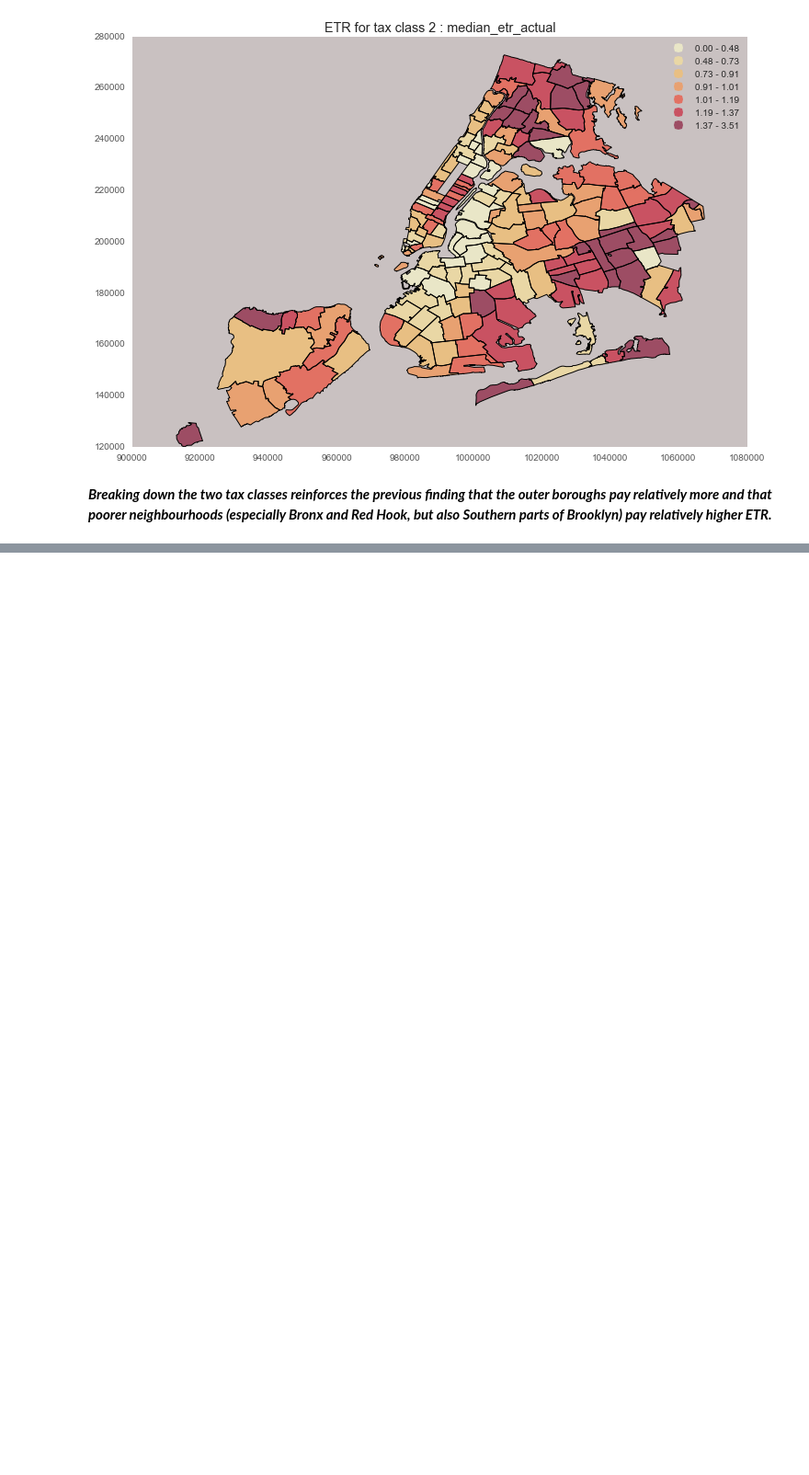
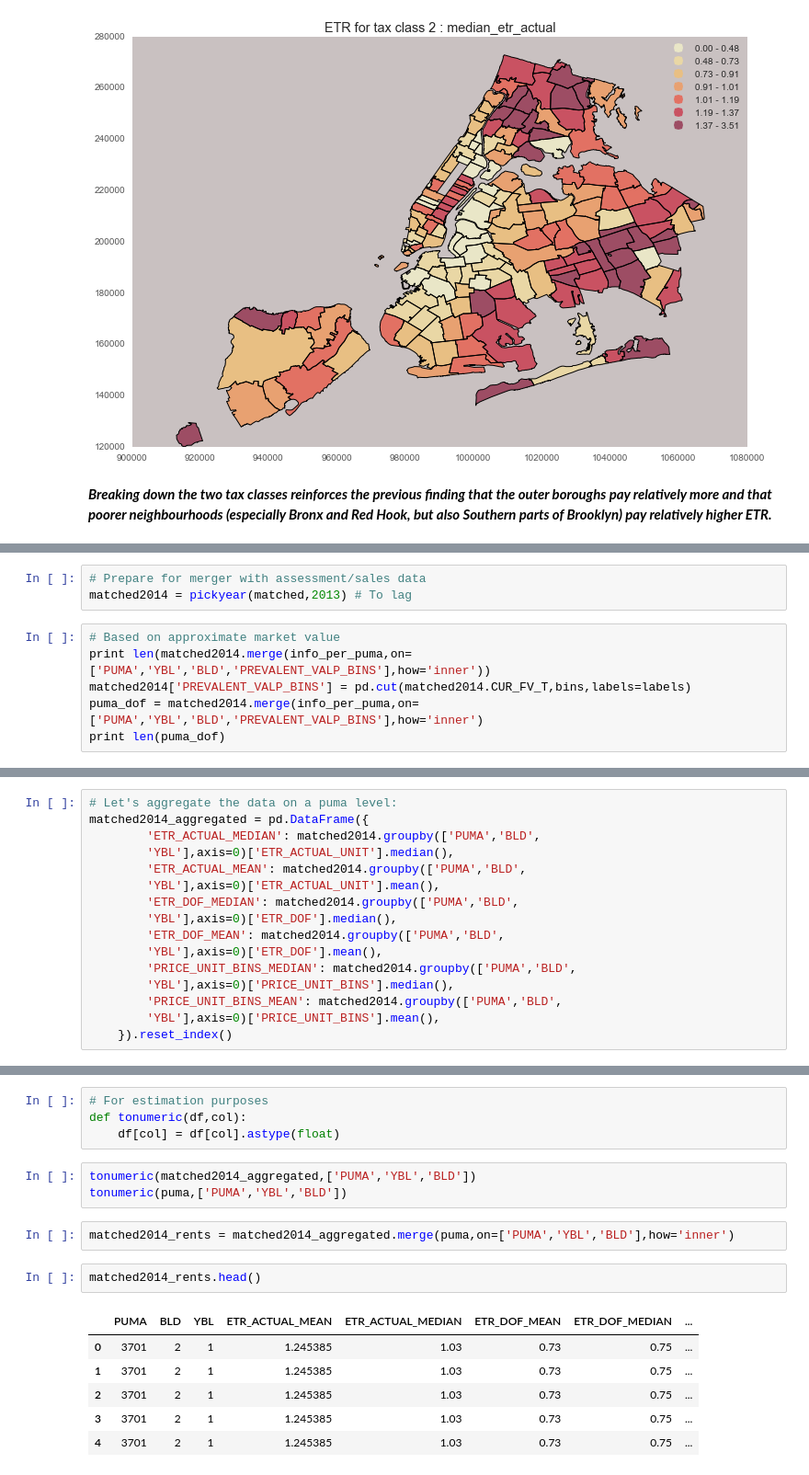
Before and after one commit to mu529/property_tax, a Jupyter notebook: ETR-All.ipynb, the cells around one changed output, grey strips where cells are left out. Shown at 92% size. Saved outputs shown, nothing was run; the diff lists cells and outputs as text; blank space fills up the shorter version.

```diff
--- a/ETR-All.ipynb
+++ b/ETR-All.ipynb
@@ -908,0 +1144,9 @@ plot(tax_class_2,'#C9C1C1','ETR for tax class 2','MEDIAN_ETR_ACTUAL')
+# %%
+# Prepare for merger with assessment/sales data
+matched2014 = pickyear(matched,2013) # To lag
+# %%
+# Based on approximate market value
+print len(matched2014.merge(info_per_puma,on=['PUMA','YBL','BLD','PREVALENT_VALP_BINS'],how='inner'))
+matched2014['PREVALENT_VALP_BINS'] = pd.cut(matched2014.CUR_FV_T,bins,labels=labels)
+puma_dof = matched2014.merge(info_per_puma,on=['PUMA','YBL','BLD','PREVALENT_VALP_BINS'],how='inner')
+print len(puma_dof)
@@ -908,0 +1167,16 @@ plot(tax_class_2,'#C9C1C1','ETR for tax class 2','MEDIAN_ETR_ACTUAL')
+# %%
+# Let's aggregate the data on a puma level:
+matched2014_aggregated = pd.DataFrame({
+        'ETR_ACTUAL_MEDIAN': matched2014.groupby(['PUMA','BLD',
+        'YBL'],axis=0)['ETR_ACTUAL_UNIT'].median(),
+        'ETR_ACTUAL_MEAN': matched2014.groupby(['PUMA','BLD',
+        'YBL'],axis=0)['ETR_ACTUAL_UNIT'].mean(),
+        'ETR_DOF_MEDIAN': matched2014.groupby(['PUMA','BLD',
+        'YBL'],axis=0)['ETR_DOF'].median(),
+        'ETR_DOF_MEAN': matched2014.groupby(['PUMA','BLD',
+        'YBL'],axis=0)['ETR_DOF'].mean(),
+        'PRICE_UNIT_BINS_MEDIAN': matched2014.groupby(['PUMA','BLD',
+        'YBL'],axis=0)['PRICE_UNIT_BINS'].median(),
+        'PRICE_UNIT_BINS_MEAN': matched2014.groupby(['PUMA','BLD',
+        'YBL'],axis=0)['PRICE_UNIT_BINS'].mean(),
+    }).reset_index()
@@ -908,0 +1198,18 @@ plot(tax_class_2,'#C9C1C1','ETR for tax class 2','MEDIAN_ETR_ACTUAL')
+# %%
+# For estimation purposes
+def tonumeric(df,col):
+    df[col] = df[col].astype(float)
+# %%
+tonumeric(matched2014_aggregated,['PUMA','YBL','BLD'])
+tonumeric(puma,['PUMA','YBL','BLD'])
+# %%
+matched2014_rents = matched2014_aggregated.merge(puma,on=['PUMA','YBL','BLD'],how='inner')
+# %%
+matched2014_rents.head()
+# %% [output]
+|  | PUMA | BLD | YBL | ETR_ACTUAL_MEAN | ETR_ACTUAL_MEDIAN | ETR_DOF_MEAN | ETR_DOF_MEDIAN | ... |
+| 0 | 3701 | 2 | 1 | 1.245385 | 1.03 | 0.73 | 0.75 | ... |
+| 1 | 3701 | 2 | 1 | 1.245385 | 1.03 | 0.73 | 0.75 | ... |
+| 2 | 3701 | 2 | 1 | 1.245385 | 1.03 | 0.73 | 0.75 | ... |
+| 3 | 3701 | 2 | 1 | 1.245385 | 1.03 | 0.73 | 0.75 | ... |
+| 4 | 3701 | 2 | 1 | 1.245385 | 1.03 | 0.73 | 0.75 | ... |
```
Also changed, not shown: parts of 52 cells of this notebook.
